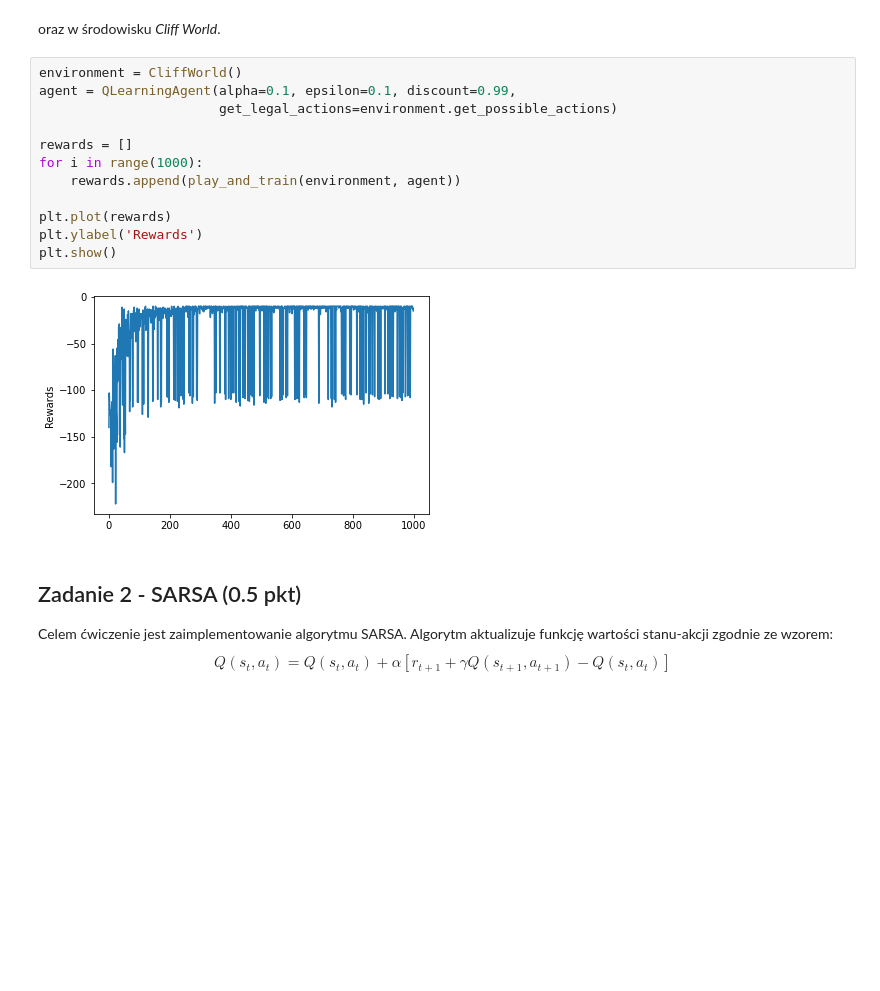
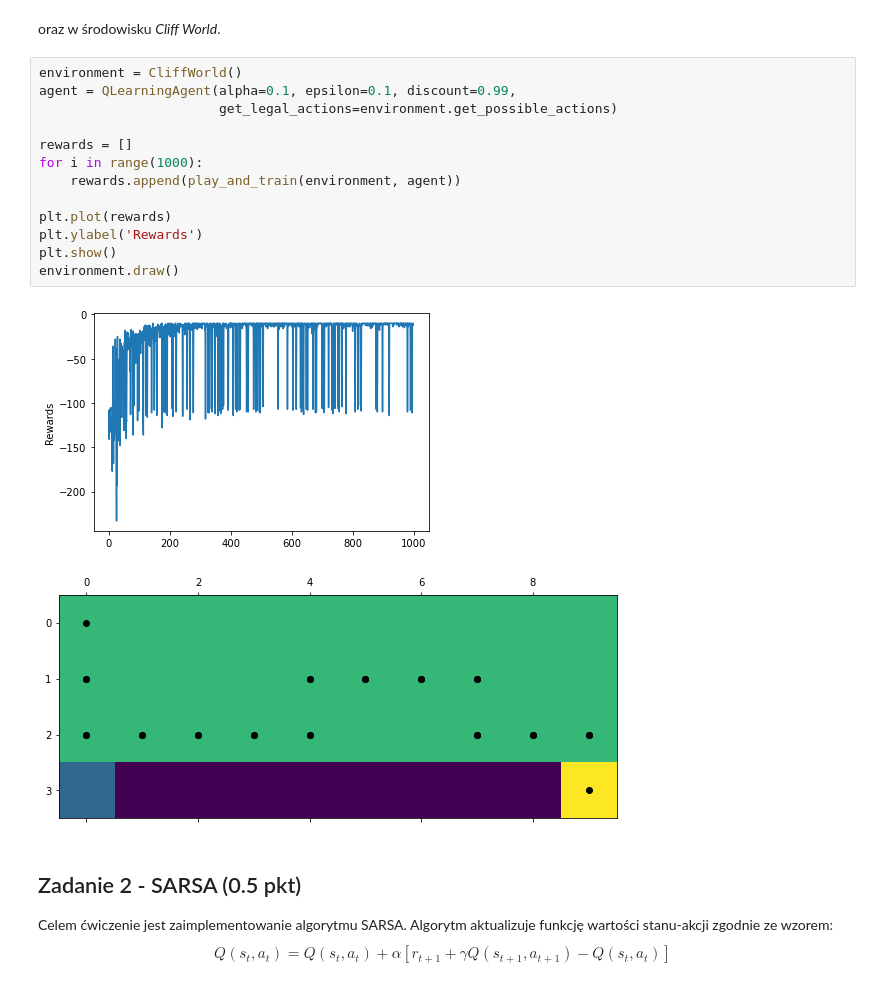
Before and after one commit to klima7/RL1-Exercises, a Jupyter notebook: notebook-2.ipynb, the cells around one changed output. Saved outputs shown, nothing was run; the diff lists cells and outputs as text; blank space fills up the shorter version.

Commit message:
Add drawing environment to notebook-2

```diff
--- a/notebook-2.ipynb
+++ b/notebook-2.ipynb
@@ -211,17 +213,19 @@ oraz w środowisku *Cliff World*.
 # %%
 environment = CliffWorld()
 agent = QLearningAgent(alpha=0.1, epsilon=0.1, discount=0.99,
                        get_legal_actions=environment.get_possible_actions)
 
 rewards = []
 for i in range(1000):
     rewards.append(play_and_train(environment, agent))
 
 plt.plot(rewards)
 plt.ylabel('Rewards')
 plt.show()
+environment.draw()
 # %% [output]
-[figure, old version]
+[figure, new version]
+[figure, added]
 # %% [markdown]
 ## Zadanie 2 - SARSA (0.5 pkt)
 
```
Also changed, not shown: parts of 5 cells of this notebook, 2 other files.
